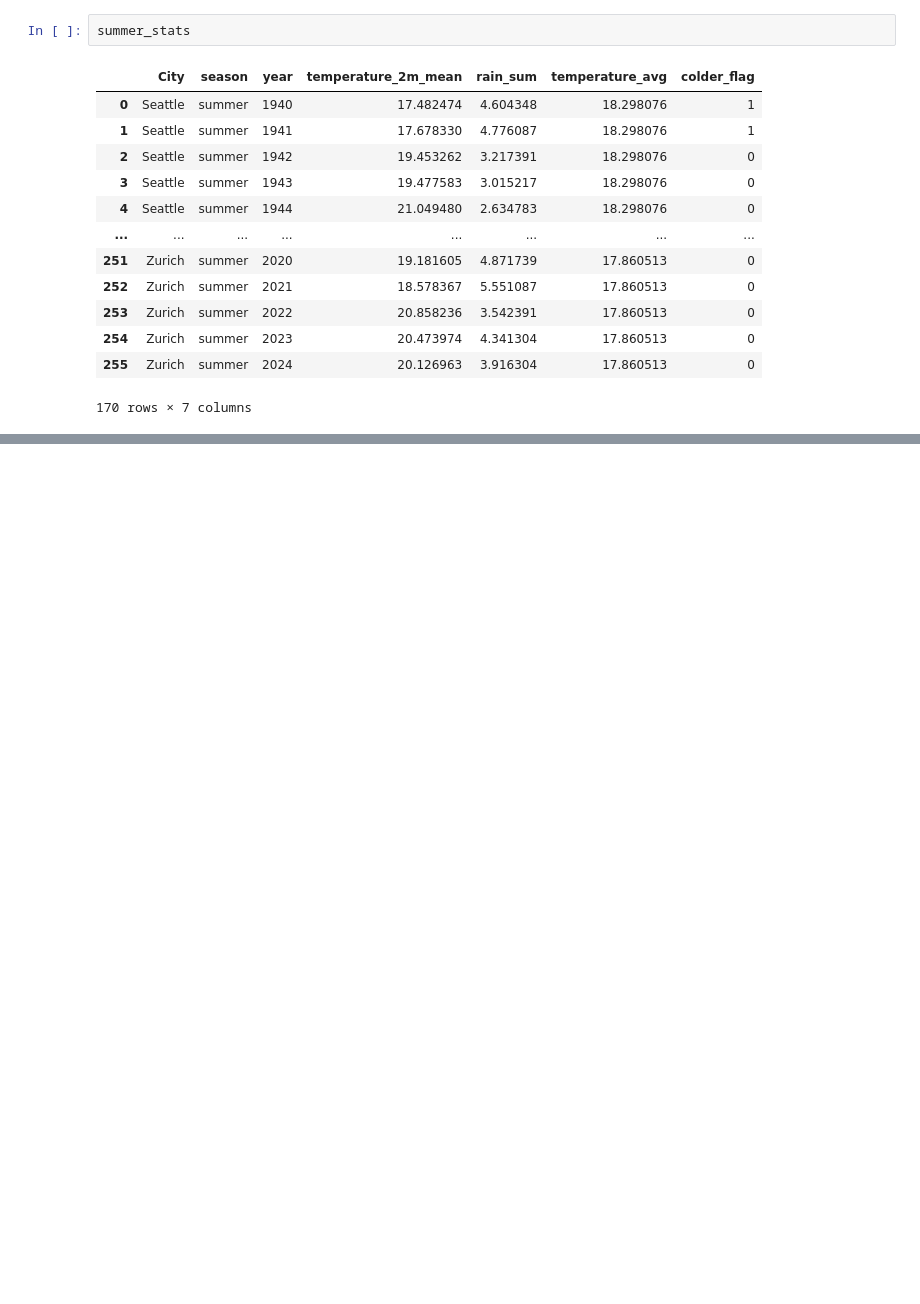
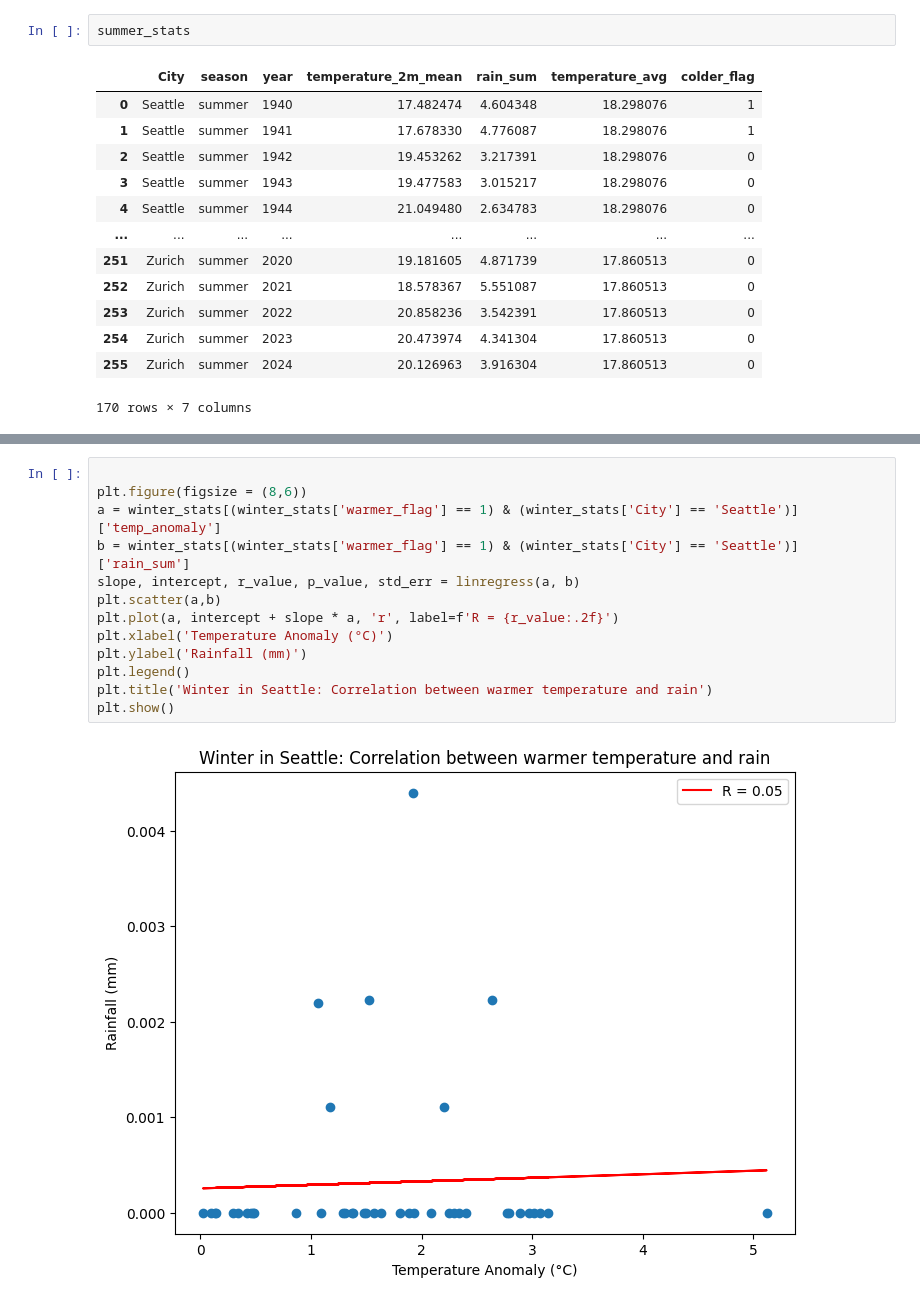
Before and after one commit to Jaffels/CIP_FS25_111, a Jupyter notebook: Nhat.ipynb, the cells around one changed output, grey strips where cells are left out. Cells and saved outputs as stored; diff of their text form; blank space fills up the shorter version.

```diff
--- a/Nhat.ipynb
+++ b/Nhat.ipynb
@@ -225,0 +251,15 @@ dtype: float64
+# %%
+
+plt.figure(figsize = (8,6))
+a = winter_stats[(winter_stats['warmer_flag'] == 1) & (winter_stats['City'] == 'Seattle')]['temp_anomaly']
+b = winter_stats[(winter_stats['warmer_flag'] == 1) & (winter_stats['City'] == 'Seattle')]['rain_sum']
+slope, intercept, r_value, p_value, std_err = linregress(a, b)
+plt.scatter(a,b)
+plt.plot(a, intercept + slope * a, 'r', label=f'R = {r_value:.2f}')
+plt.xlabel('Temperature Anomaly (°C)')
+plt.ylabel('Rainfall (mm)')
+plt.legend()
+plt.title('Winter in Seattle: Correlation between warmer temperature and rain')
+plt.show()
+# %% [output]
+[figure, added]
```
Also changed, not shown: parts of 13 cells of this notebook.
